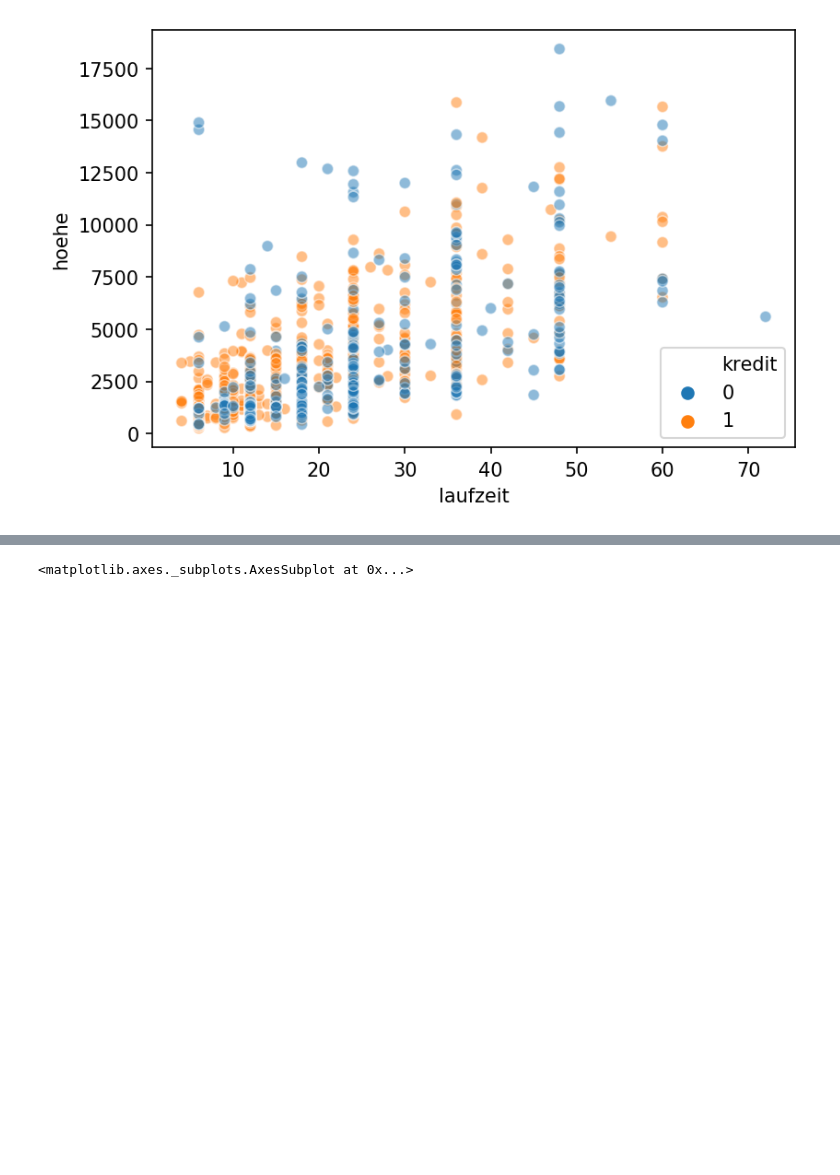
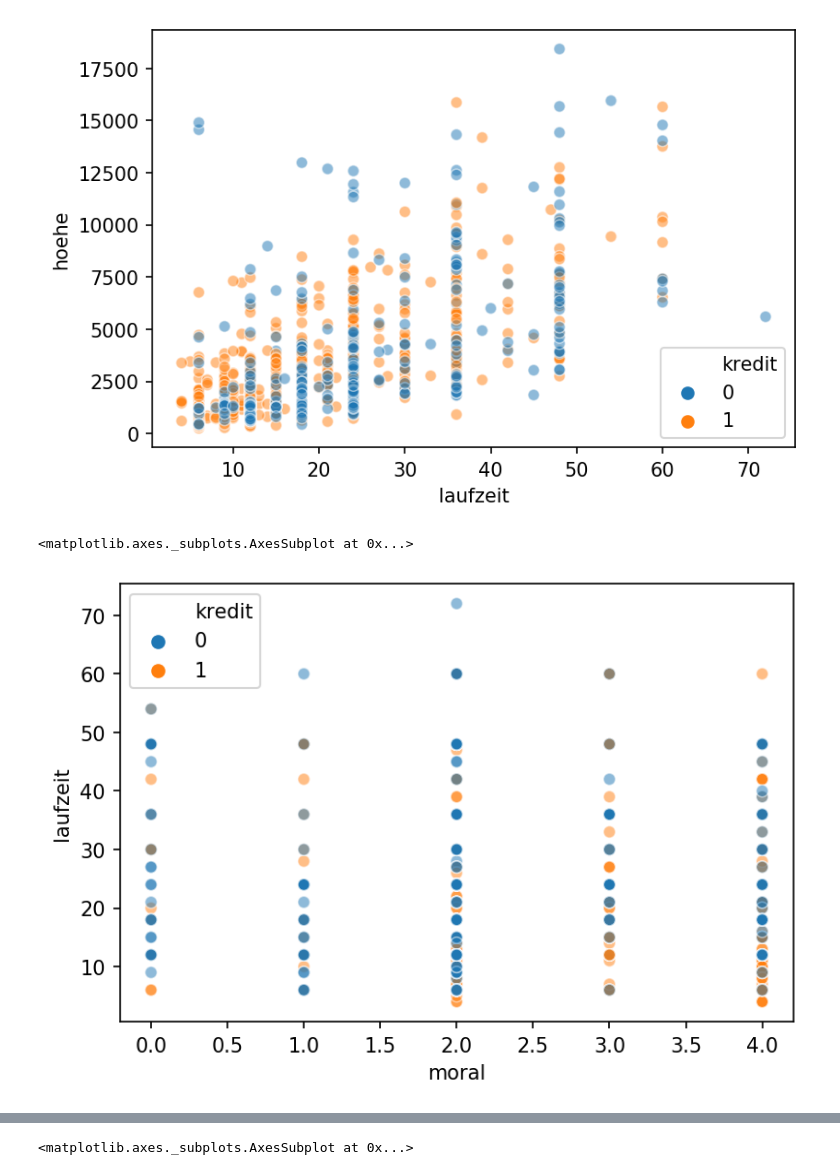
Before and after one commit to satriobhirawa/Kredit-EDA-SudDeutschland, a Jupyter notebook: BA_Credit.ipynb, the cells around one changed output, grey strips where cells are left out. Saved outputs shown, nothing was run; the diff lists cells and outputs as text; code cells hidden in the pictures; blank space fills up the shorter version.

```diff
--- a/BA_Credit.ipynb
+++ b/BA_Credit.ipynb
@@ -191,3 +191,9 @@ sns.scatterplot(x='laufzeit', y='hoehe', data=df, hue='kredit', alpha=0.5)
 # %% [output]
 <matplotlib.axes._subplots.AxesSubplot at 0x...>
 [figure]
+# %%
+plt.figure(dpi=150)
+sns.scatterplot(x='moral', y='laufzeit', data=df, hue='kredit', alpha=0.5)
+# %% [output]
+<matplotlib.axes._subplots.AxesSubplot at 0x...>
+[figure, added]
```
Also changed, not shown: parts of 2 cells of this notebook, 1 other file.
